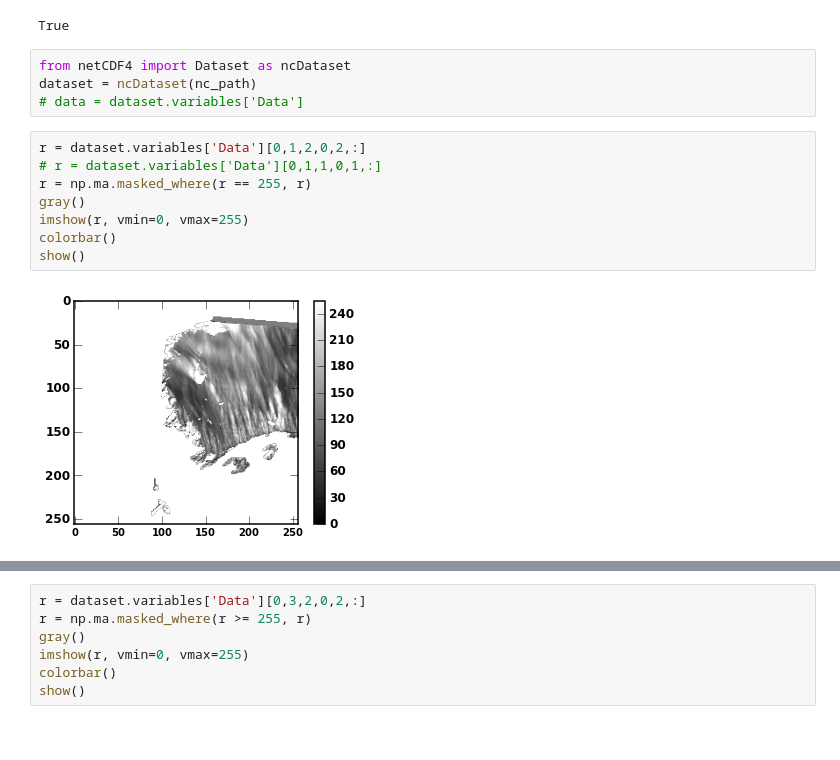
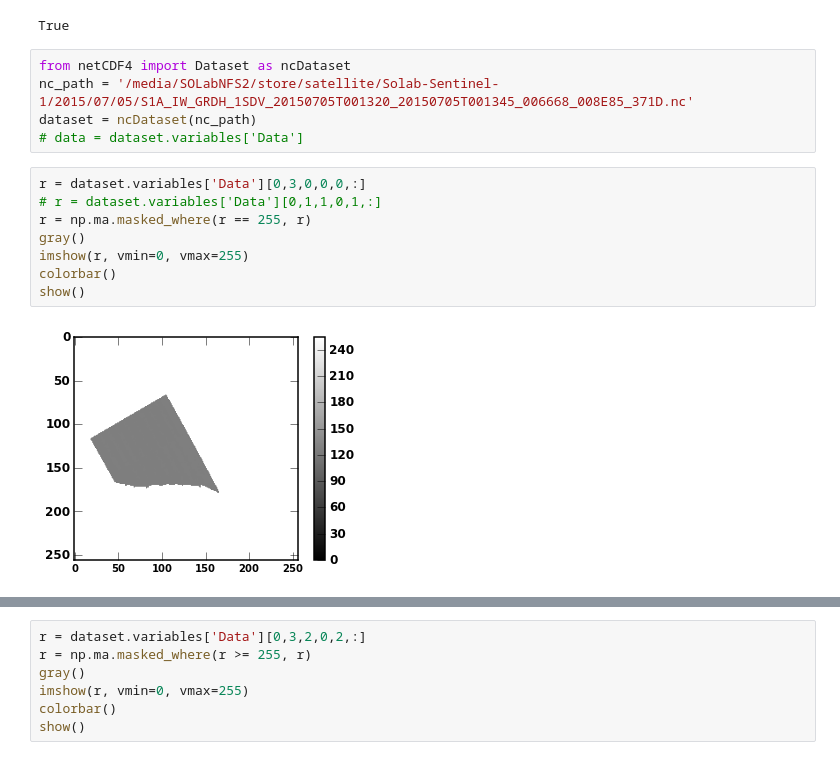
Before and after one commit to magican/PySOL, a Jupyter notebook: notebooks/Sentinel2ncTiles.ipynb, the cells around one changed output, grey strips where cells are left out. Drawn from its saved outputs; the diff is of its cells as text.

Commit message:
Continue with Sentinel-1

```diff
--- a/notebooks/Sentinel2ncTiles.ipynb
+++ b/notebooks/Sentinel2ncTiles.ipynb
@@ -708,15 +725,16 @@ up, down, left, right:  62.0 60.0 27.0 32.0
 True
 # %%
 from netCDF4 import Dataset as ncDataset
+nc_path = '/media/SOLabNFS2/store/satellite/Solab-Sentinel-1/2015/07/05/S1A_IW_GRDH_1SDV_20150705T001320_20150705T001345_006668_008E85_371D.nc'
 dataset = ncDataset(nc_path)
 # data = dataset.variables['Data']
 # %%
-r = dataset.variables['Data'][0,1,2,0,2,:]
+r = dataset.variables['Data'][0,3,0,0,0,:]
 # r = dataset.variables['Data'][0,1,1,0,1,:]
 r = np.ma.masked_where(r == 255, r)
 gray()
 imshow(r, vmin=0, vmax=255)
 colorbar()
 show()
 # %% [output]
-[figure, old version]
+[figure, new version]
```
Also changed, not shown: parts of 4 cells of this notebook, 9 other files.
